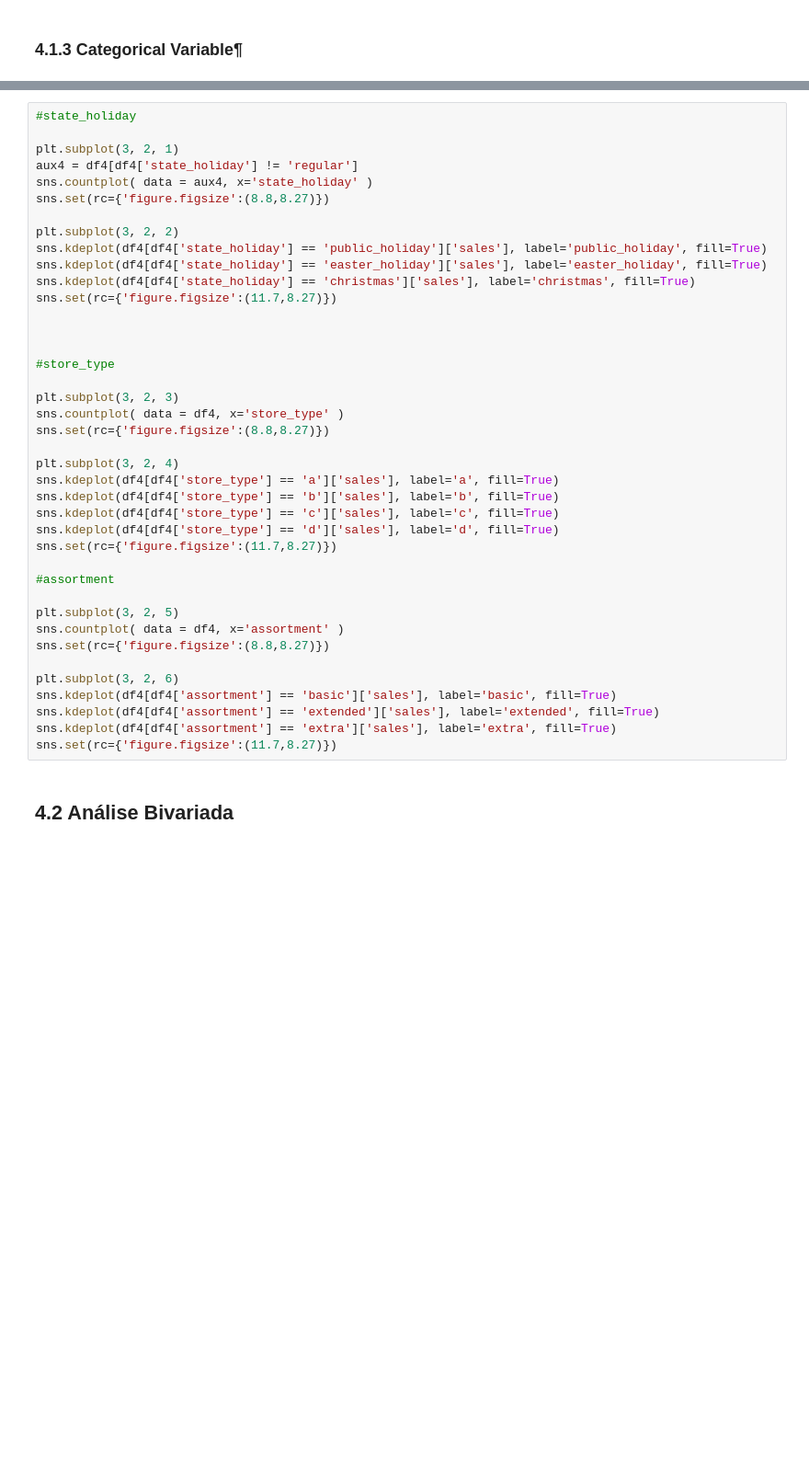
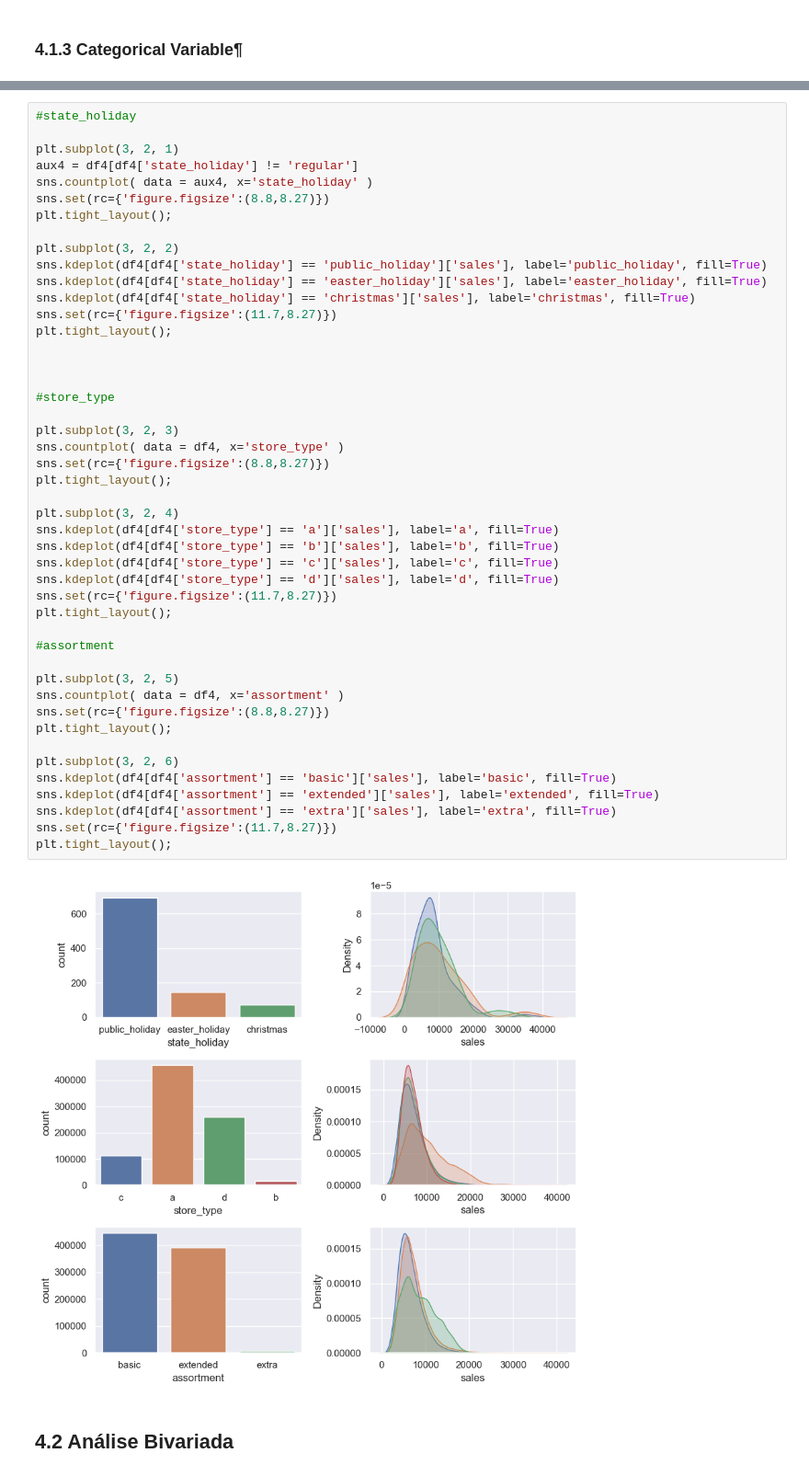
Before and after one commit to andersonrenatobonif/store_sales_predicition, a Jupyter notebook: v01_store_sales_prediction.ipynb, the cells around one changed output, grey strips where cells are left out. Shown at 92% size. Cells and saved outputs as stored; diff of their text form; blank space fills up the shorter version.

```diff
--- a/v01_store_sales_prediction.ipynb
+++ b/v01_store_sales_prediction.ipynb
@@ -274,39 +417,47 @@ plt.subplot(3, 2, 1)
 aux4 = df4[df4['state_holiday'] != 'regular']
 sns.countplot( data = aux4, x='state_holiday' )
 sns.set(rc={'figure.figsize':(8.8,8.27)})
+plt.tight_layout();
 
 plt.subplot(3, 2, 2)
 sns.kdeplot(df4[df4['state_holiday'] == 'public_holiday']['sales'], label='public_holiday', fill=True)
 sns.kdeplot(df4[df4['state_holiday'] == 'easter_holiday']['sales'], label='easter_holiday', fill=True)
 sns.kdeplot(df4[df4['state_holiday'] == 'christmas']['sales'], label='christmas', fill=True)
 sns.set(rc={'figure.figsize':(11.7,8.27)})
+plt.tight_layout();
 
 
 
 #store_type
 
 plt.subplot(3, 2, 3)
 sns.countplot( data = df4, x='store_type' )
 sns.set(rc={'figure.figsize':(8.8,8.27)})
+plt.tight_layout();
 
 plt.subplot(3, 2, 4)
 sns.kdeplot(df4[df4['store_type'] == 'a']['sales'], label='a', fill=True)
 sns.kdeplot(df4[df4['store_type'] == 'b']['sales'], label='b', fill=True)
 sns.kdeplot(df4[df4['store_type'] == 'c']['sales'], label='c', fill=True)
 sns.kdeplot(df4[df4['store_type'] == 'd']['sales'], label='d', fill=True)
 sns.set(rc={'figure.figsize':(11.7,8.27)})
+plt.tight_layout();
 
 #assortment
 
 plt.subplot(3, 2, 5)
 sns.countplot( data = df4, x='assortment' )
 sns.set(rc={'figure.figsize':(8.8,8.27)})
+plt.tight_layout();
 
 plt.subplot(3, 2, 6)
 sns.kdeplot(df4[df4['assortment'] == 'basic']['sales'], label='basic', fill=True)
 sns.kdeplot(df4[df4['assortment'] == 'extended']['sales'], label='extended', fill=True)
 sns.kdeplot(df4[df4['assortment'] == 'extra']['sales'], label='extra', fill=True)
 sns.set(rc={'figure.figsize':(11.7,8.27)})
+plt.tight_layout();
+# %% [output]
+[figure, added]
 # %% [markdown]
 ## 4.2 Análise Bivariada
 # %% [markdown]
```
Also changed, not shown: parts of 43 cells of this notebook.
